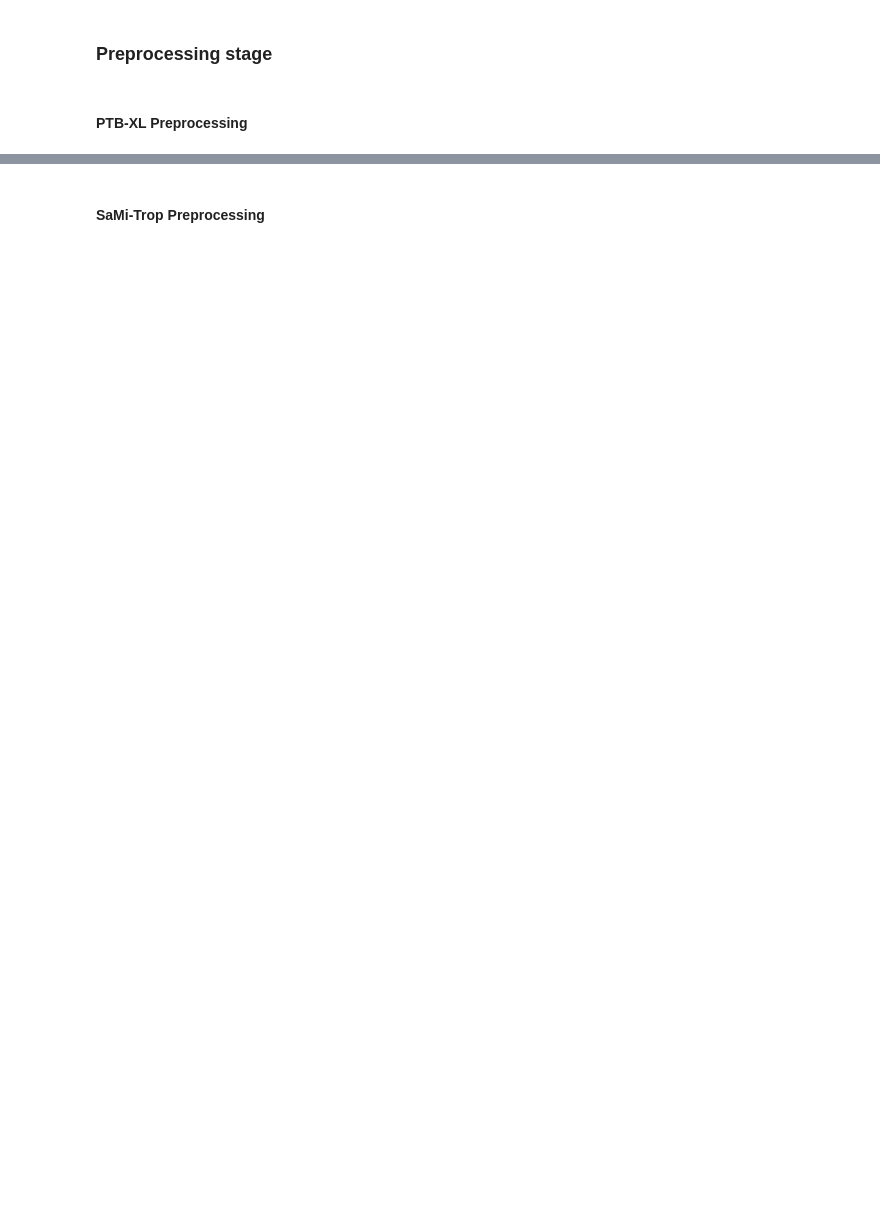
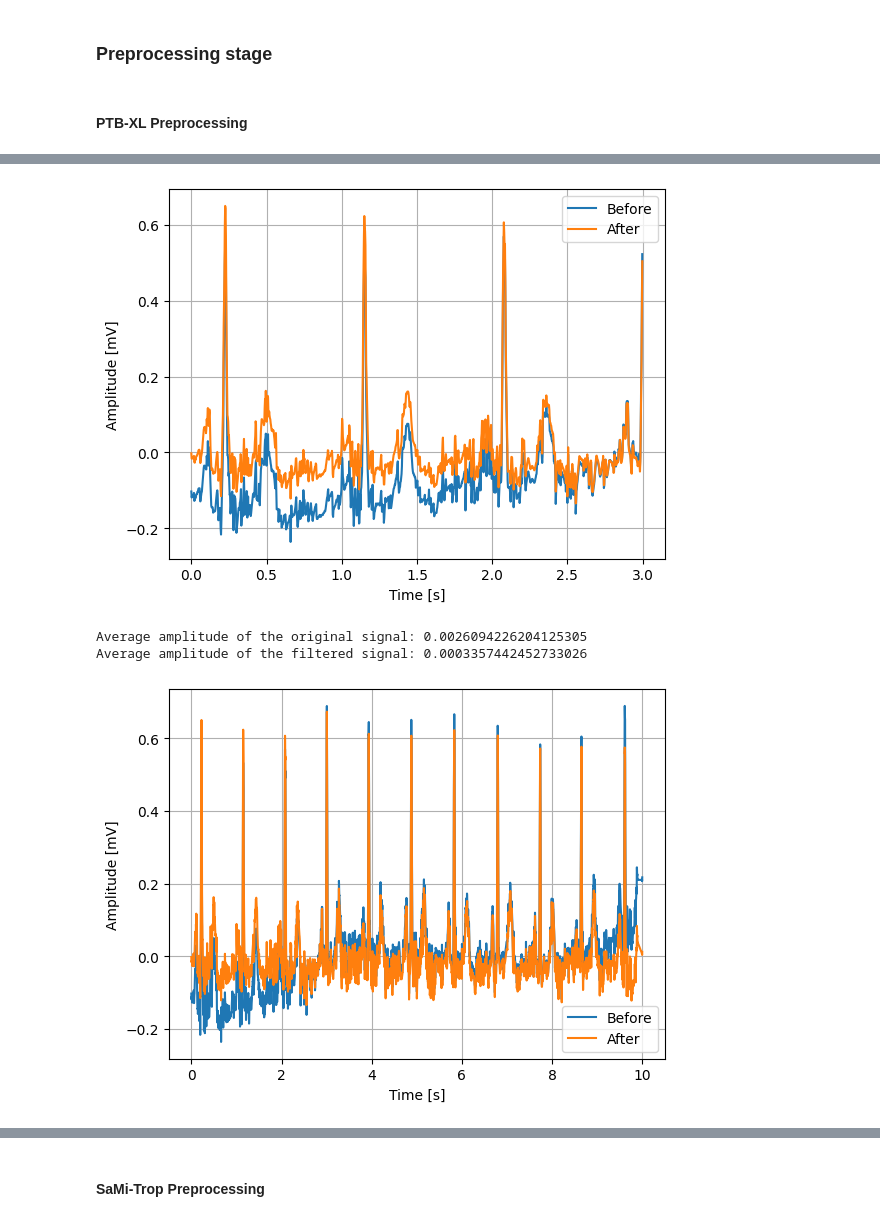
Before and after one commit to GiulioTaralli/deep-chagas-classifier, a Jupyter notebook: chagas_classification.ipynb, the cells around one changed output, grey strips where cells are left out. Drawn from its saved outputs; the diff is of its cells as text; code cells hidden in the pictures; blank space fills up the shorter version.

```diff
--- a/chagas_classification.ipynb
+++ b/chagas_classification.ipynb
@@ -234,0 +330,27 @@ def bandpass_filter(signal_data: np.ndarray, low_cutoff: float = 0.5, high_cutof
+# %%
+# Applying bandpass filter
+filtered_band_pass_signal = bandpass_filter(signal_downsampled)
+t = np.arange(len(filtered_band_pass_signal[:1200])) / 400  # Creating the time axis
+plt.plot(t, signal_downsampled[:1200])
+plt.plot(t, filtered_band_pass_signal[:1200])
+plt.xlabel("Time [s]")
+plt.ylabel("Amplitude [mV]")
+plt.grid(True)
+plt.legend(("Before", "After"))
+plt.show()
+print(f"Average amplitude of the original signal: {signal_antialiased.mean()}")
+print(f"Average amplitude of the filtered signal: {filtered_band_pass_signal.mean()}")
+
+t = np.arange(len(filtered_band_pass_signal[:5000])) / 400  # Creating the time axis
+plt.plot(t, signal_downsampled[:5000])
+plt.plot(t, filtered_band_pass_signal[:5000])
+plt.xlabel("Time [s]")
+plt.ylabel("Amplitude [mV]")
+plt.grid(True)
+plt.legend(("Before", "After"))
+plt.show()
+# %% [output]
+[figure, added]
+Average amplitude of the original signal: 0.0026094226204125305
+Average amplitude of the filtered signal: 0.0003357442452733026
+[figure, added]
```
Also changed, not shown: parts of 38 cells of this notebook.
